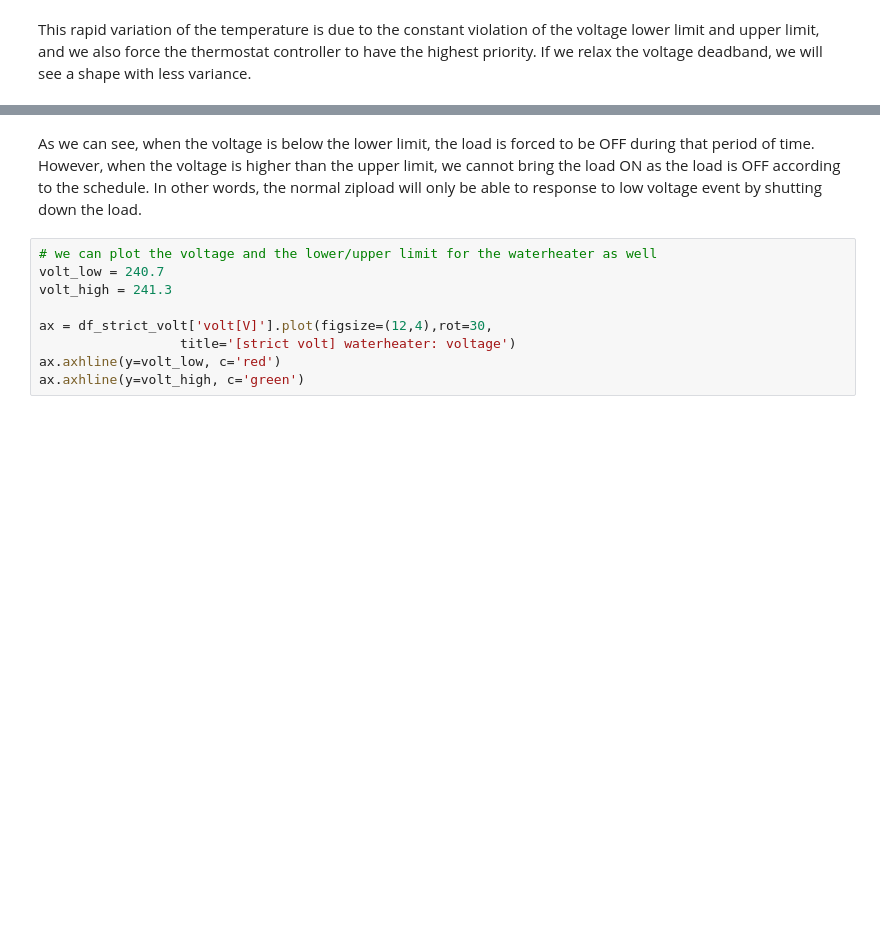
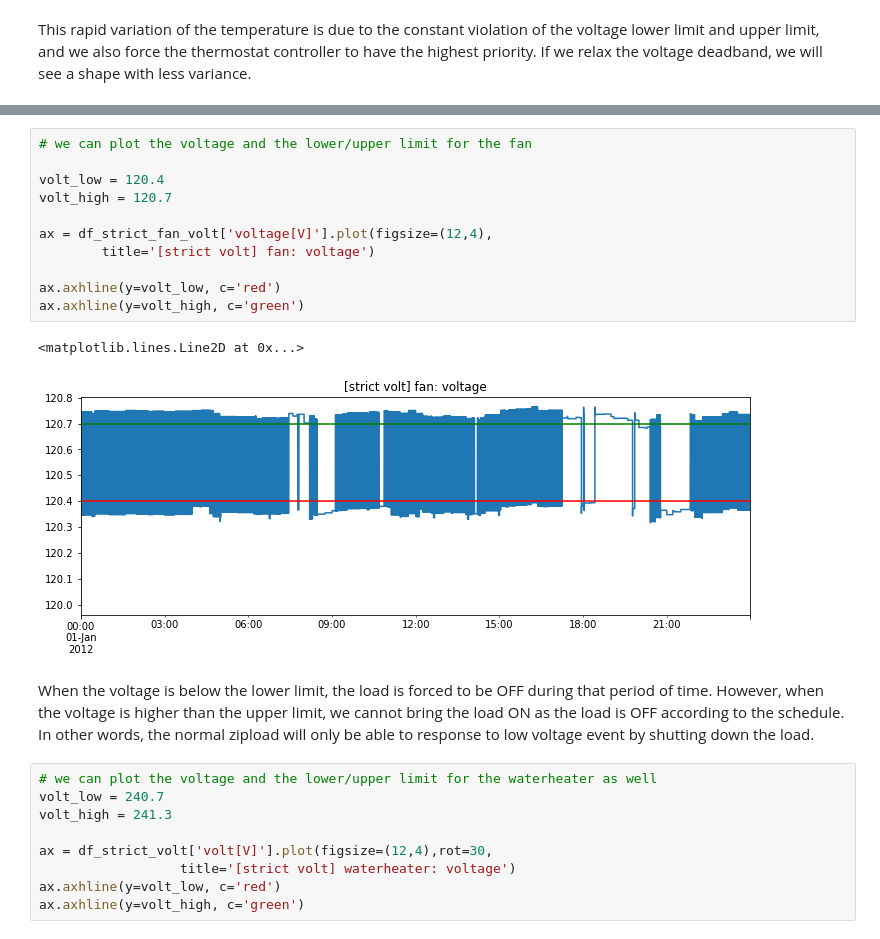
Before and after one commit to gridballast/gridlabGb, a Jupyter notebook: GridBallastTest/controller_example/controller_usage_demonstration_new.ipynb, the cells around one changed output, grey strips where cells are left out. Drawn from its saved outputs; the diff is of its cells as text; blank space fills up the shorter version.

```diff
--- a/GridBallastTest/controller_example/controller_usage_demonstration_new.ipynb
+++ b/GridBallastTest/controller_example/controller_usage_demonstration_new.ipynb
@@ -653,5 +646,19 @@ ax.axhline(y=volt_high, c='green')
+# %%
+# we can plot the voltage and the lower/upper limit for the fan
+
+volt_low = 120.4
+volt_high = 120.7
+
+ax = df_strict_fan_volt['voltage[V]'].plot(figsize=(12,4),
+        title='[strict volt] fan: voltage')
+
+ax.axhline(y=volt_low, c='red')
+ax.axhline(y=volt_high, c='green')
+# %% [output]
+<matplotlib.lines.Line2D at 0x...>
+[figure, added]
 # %% [markdown]
-As we can see, when the voltage is below the lower limit, the load is forced to be OFF during that period of time. However, when the voltage is higher than the upper limit, we cannot bring the load ON as the load is OFF according to the schedule. In other words, the normal zipload will only be able to response to low voltage event by shutting down the load.
+When the voltage is below the lower limit, the load is forced to be OFF during that period of time. However, when the voltage is higher than the upper limit, we cannot bring the load ON as the load is OFF according to the schedule. In other words, the normal zipload will only be able to response to low voltage event by shutting down the load.
 # %%
 # we can plot the voltage and the lower/upper limit for the waterheater as well
 volt_low = 240.7
```
Also changed, not shown: parts of 3 cells of this notebook, 1 other file.
